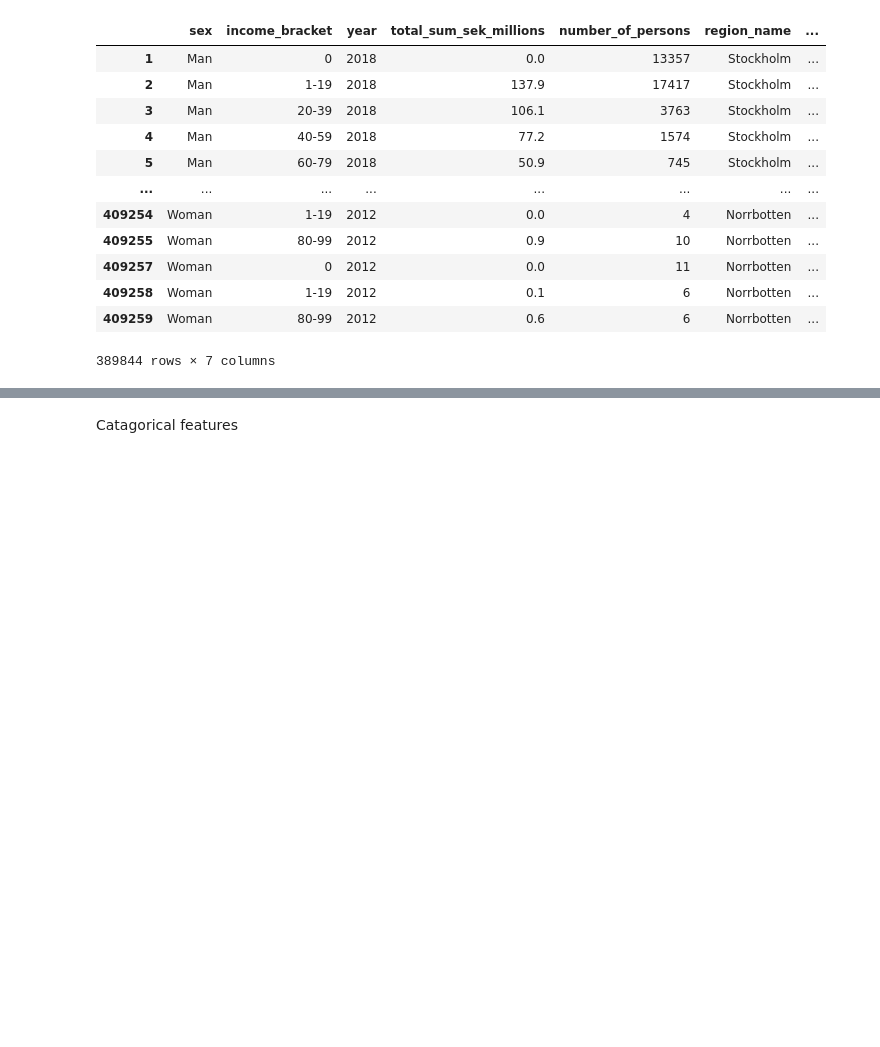
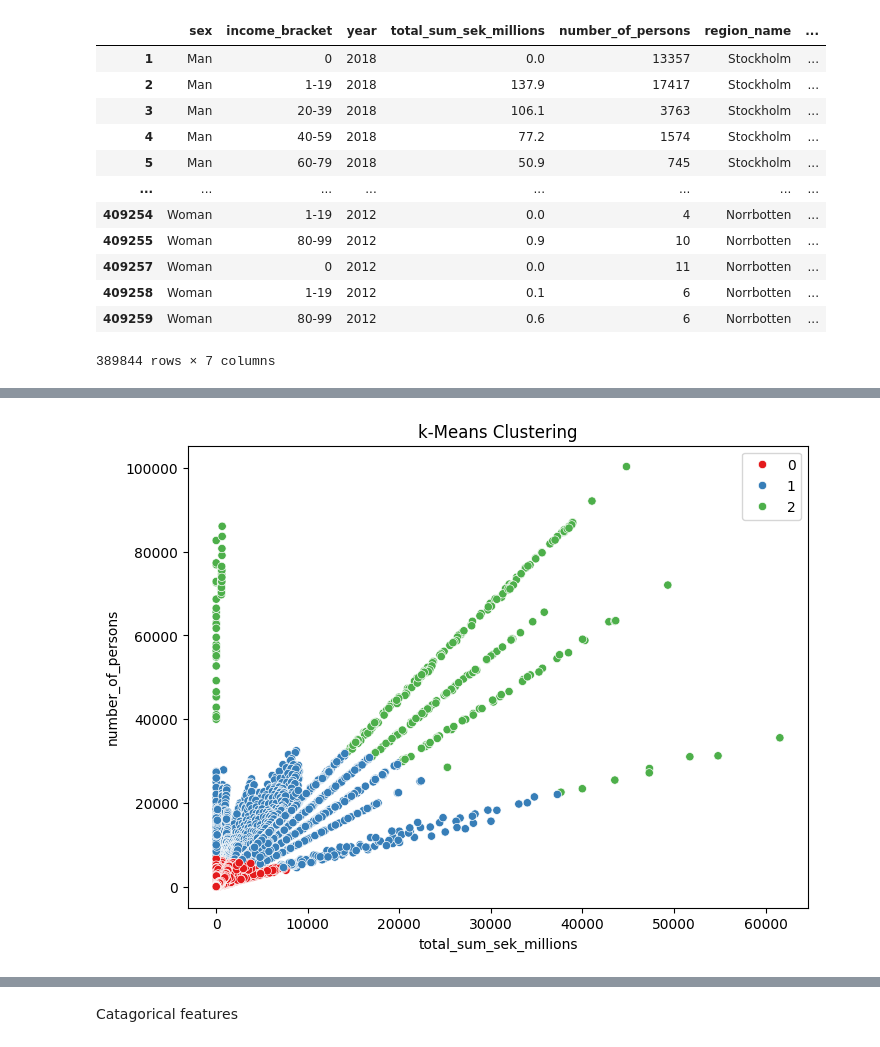
Before and after one commit to JoelScarinius/ML_modeling, a Jupyter notebook: Joel/sandbox.ipynb, the cells around one changed output, grey strips where cells are left out. Drawn from its saved outputs; the diff is of its cells as text; code cells hidden in the pictures; blank space fills up the shorter version.

```diff
--- a/Joel/sandbox.ipynb
+++ b/Joel/sandbox.ipynb
@@ -208,0 +263,14 @@ features
+# %%
+
+
+X_cluster = data[["total_sum_sek_millions", "number_of_persons"]]
+
+# Choose number of clusters (e.g., 3)
+kmeans = KMeans(n_clusters=3, random_state=42)
+clusters = kmeans.fit_predict(X_cluster)
+
+plt.figure(figsize=(8, 6))
+sns.scatterplot(x="total_sum_sek_millions", y="number_of_persons", data=data, hue=clusters, palette="Set1")
+plt.title("k-Means Clustering")
+plt.show()
+# %% [output]
@@ -208,0 +278 @@ features
+[figure, added]
```
Also changed, not shown: parts of 25 cells of this notebook.
